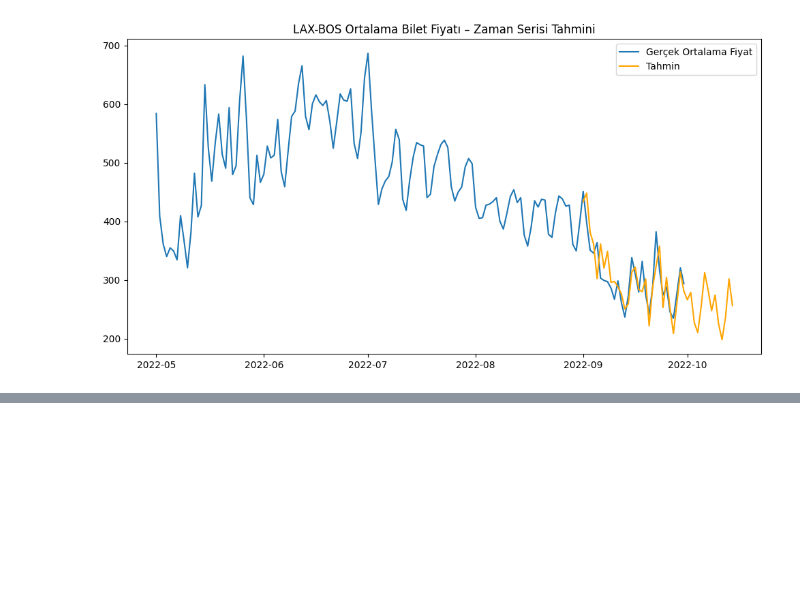
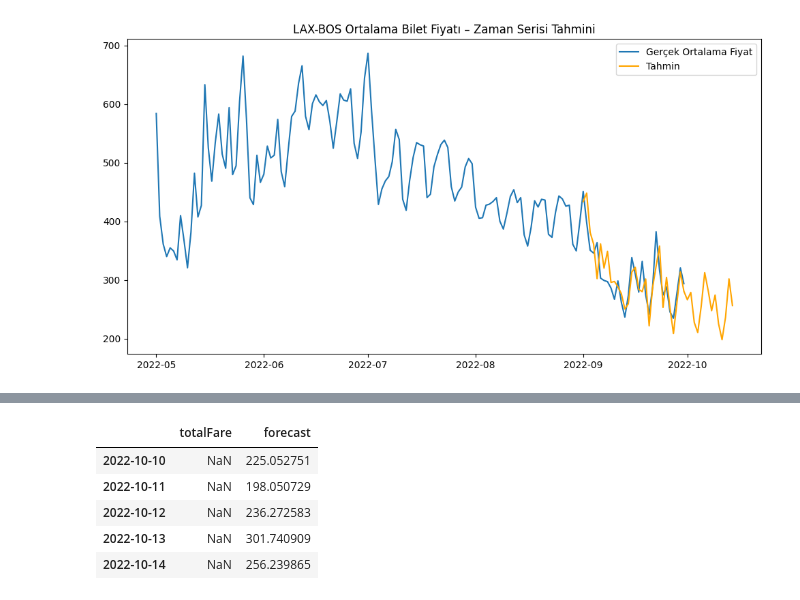
Before and after one commit to scorp08/flight_prices_analysis, a Jupyter notebook: flight_prices_ML_ozgun.ipynb, the cells around one changed output, grey strips where cells are left out. Drawn from its saved outputs; the diff is of its cells as text; code cells hidden in the pictures; blank space fills up the shorter version.

```diff
--- a/flight_prices_ML_ozgun.ipynb
+++ b/flight_prices_ML_ozgun.ipynb
@@ -335,0 +333,32 @@ Timestamp('2022-09-30 00:00:00')
+# %%
+from pandas.tseries.offsets import DateOffset
+
+#Here USING FOR LOOP we are adding some additional data for prediction purpose:
+
+future_dates=[ts.index[-1]+ DateOffset(days=x)for x in range(0,15)]
+# %%
+# Convert ts (a Series) to a DataFrame
+df_future = ts.to_frame(name=ts.name if ts.name else 'value')
+
+# Generate forecast for the entire period covered by 'ts' and 14 days beyond
+
+
+# Add the forecast to the df_future DataFrame. Pandas will align by index.
+df_future['forecast'] = forecast
+
+# This line should now work correctly as df_future is a DataFrame with proper columns
+future_datest_df = pd.DataFrame(index=future_dates[1:], columns=df_future.columns)
+# %%
+#CONCATE THE ORIGINAL AND THE NEWLY CREATED DATASET FOR VISUALIZATION PURPOSE:
+future_df=pd.concat([df_future,future_datest_df])
+#PREDICT
+future_df['forecast'] =forecast
+# %%
+future_df.tail()
+# %% [output]
+|  | totalFare | forecast |
+| 2022-10-10 | NaN | 225.052751 |
+| 2022-10-11 | NaN | 198.050729 |
+| 2022-10-12 | NaN | 236.272583 |
+| 2022-10-13 | NaN | 301.740909 |
+| 2022-10-14 | NaN | 256.239865 |
```
Also changed, not shown: parts of 1 cell of this notebook.
